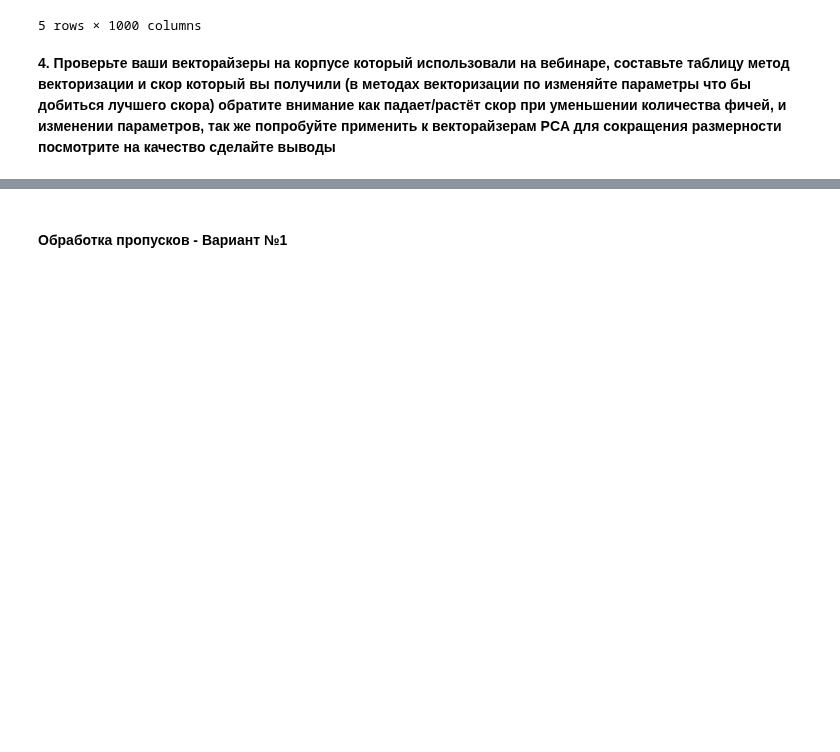
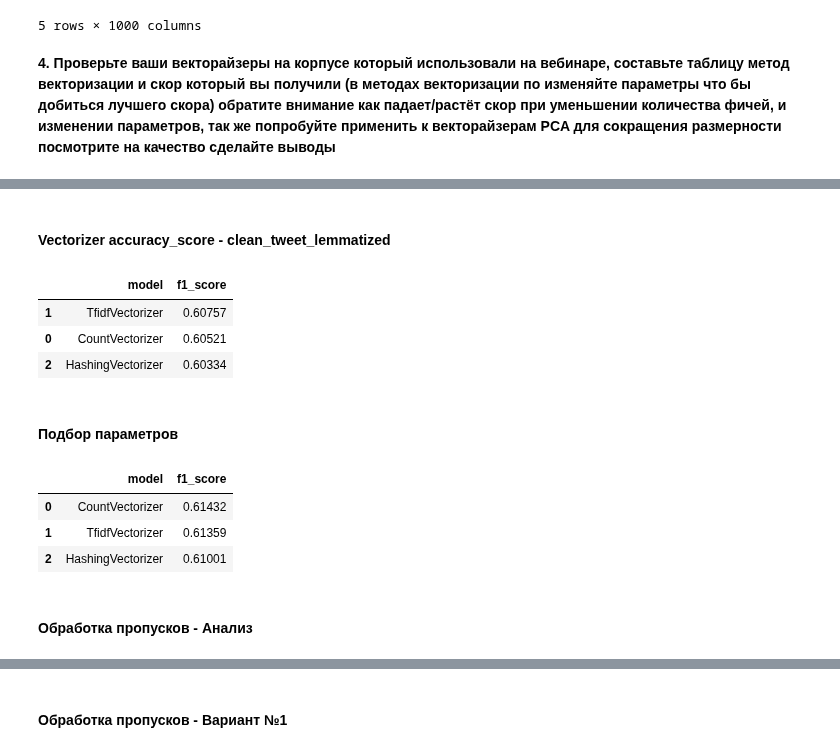
Before and after one commit to Miillya/Geekbrains, a Jupyter notebook: Introduction_to_NLP/lesson02/hw_02.ipynb, the cells around one changed output, grey strips where cells are left out. Saved outputs shown, nothing was run; the diff lists cells and outputs as text; code cells hidden in the pictures; blank space fills up the shorter version.

```diff
--- a/Introduction_to_NLP/lesson02/hw_02.ipynb
+++ b/Introduction_to_NLP/lesson02/hw_02.ipynb
@@ -204,0 +245,26 @@ HashingVectorizer_ctl.head(5)
+# %% [markdown]
+#### Vectorizer accuracy_score - clean_tweet_lemmatized
+# %%
+results_2 = []
+
+for name, model in models:
+    model.fit(clean_tweet_lemmatized)
+    X_train_count = model.transform(X_train)
+    X_test_count = model.transform(X_test)
+
+    classifier.fit(X_train_count, y_train)
+    predictions = classifier.predict(X_test_count)
+
+    f1_score = accuracy_score(y_test, predictions)
+
+    results_2.append((name, f1_score))
+
+best_models_2 = pd.DataFrame(results, columns = ['model','f1_score'])
+best_models_2.sort_values('f1_score', ascending=False)
+# %% [output]
+|  | model | f1_score |
+| 1 | TfidfVectorizer | 0.60757 |
+| 0 | CountVectorizer | 0.60521 |
+| 2 | HashingVectorizer | 0.60334 |
+# %% [markdown]
+#### Подбор параметров
@@ -204,0 +281,24 @@ HashingVectorizer_ctl.head(5)
+# %%
+results = []
+
+for name, model in models:
+    model.fit(clean_tweet_stemmed)
+    X_train_count = model.transform(X_train)
+    X_test_count = model.transform(X_test)
+
+    classifier.fit(X_train_count, y_train)
+    predictions = classifier.predict(X_test_count)
+
+    f1_score = accuracy_score(y_test, predictions)
+
+    results.append((name, f1_score))
+
+best_models_improving = pd.DataFrame(results, columns = ['model','f1_score'])
+best_models_improving.sort_values('f1_score', ascending=False)
+# %% [output]
+|  | model | f1_score |
+| 0 | CountVectorizer | 0.61432 |
+| 1 | TfidfVectorizer | 0.61359 |
+| 2 | HashingVectorizer | 0.61001 |
+# %% [markdown]
+#### Обработка пропусков - Анализ
```
Also changed, not shown: parts of 39 cells of this notebook, 1 other file.
